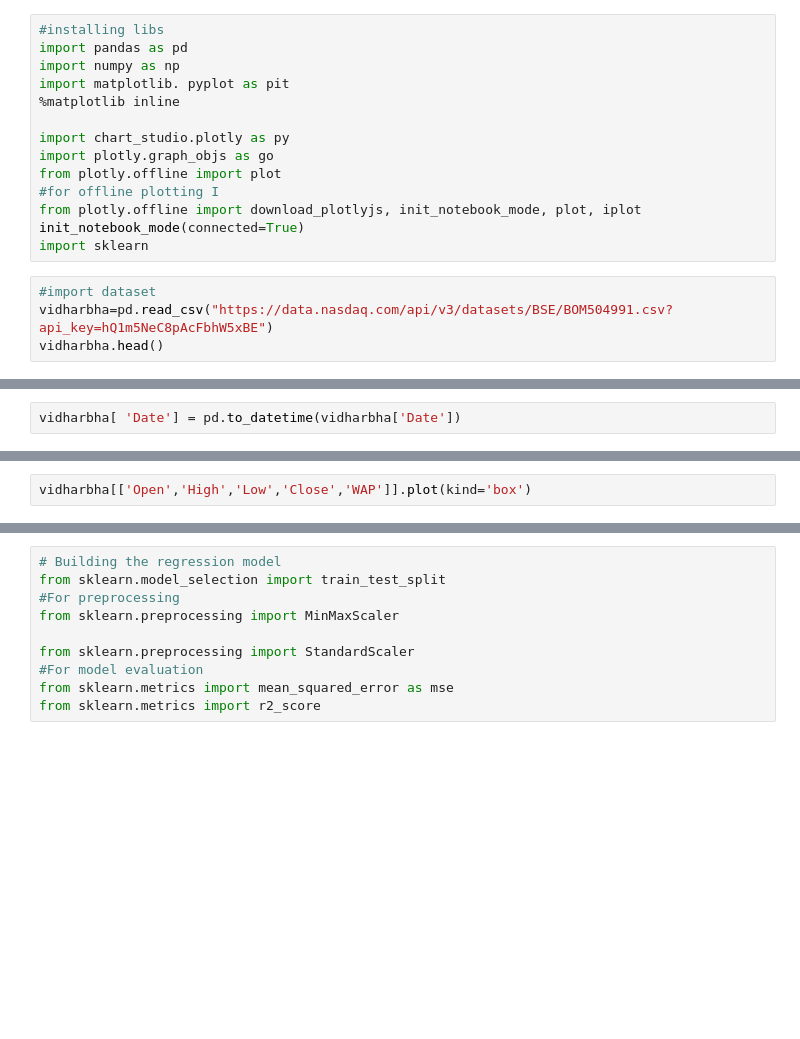
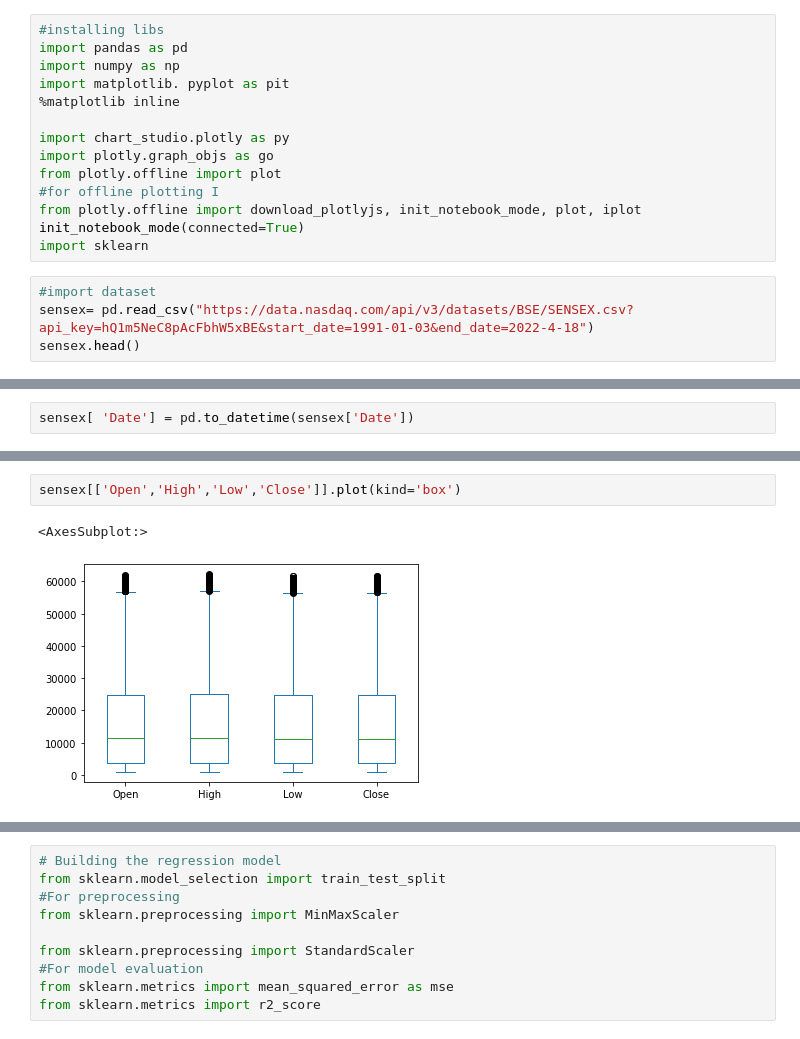
Before and after one commit to yashpadhye17/Stock-Market-Analysis, a Jupyter notebook: ML_MODEL/ML.IPYNB, the cells around one changed output, grey strips where cells are left out. Drawn from its saved outputs; the diff is of its cells as text; blank space fills up the shorter version.

```diff
--- a/ML_MODEL/ML.IPYNB
+++ b/ML_MODEL/ML.IPYNB
@@ -14,5 +14,5 @@ init_notebook_mode(connected=True)
 import sklearn
 # %%
 #import dataset
-vidharbha=pd.read_csv("https://data.nasdaq.com/api/v3/datasets/BSE/BOM504991.csv?api_key=hQ1m5NeC8pAcFbhW5xBE")
-vidharbha.head()
+sensex= pd.read_csv("https://data.nasdaq.com/api/v3/datasets/BSE/SENSEX.csv?api_key=hQ1m5NeC8pAcFbhW5xBE&start_date=1991-01-03&end_date=2022-4-18")
+sensex.head()
@@ -22,3 +42,3 @@ vidharbha. info()
 # %%
-vidharbha[ 'Date'] = pd.to_datetime(vidharbha['Date'])
+sensex[ 'Date'] = pd.to_datetime(sensex['Date'])
 # %%
@@ -29,5 +62,8 @@ vidharbha.describe()
 # %%
-vidharbha[['Open','High','Low','Close','WAP']].plot(kind='box')
+sensex[['Open','High','Low','Close']].plot(kind='box')
+# %% [output]
+<AxesSubplot:>
+[figure, added]
 # %%
 # Setting the Layout for our plot
 layout =go.Layout(
```
Also changed, not shown: parts of 11 cells of this notebook, 1 other file.
